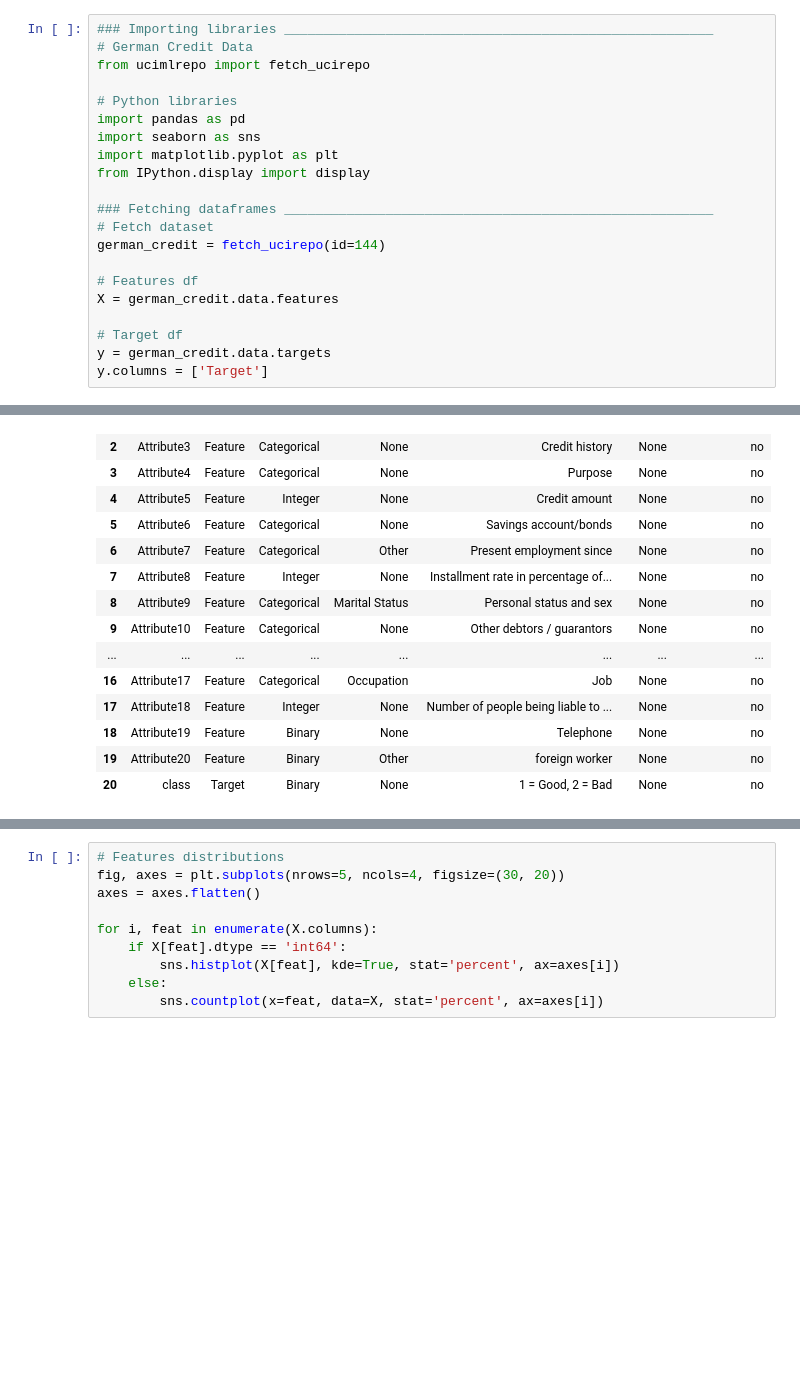
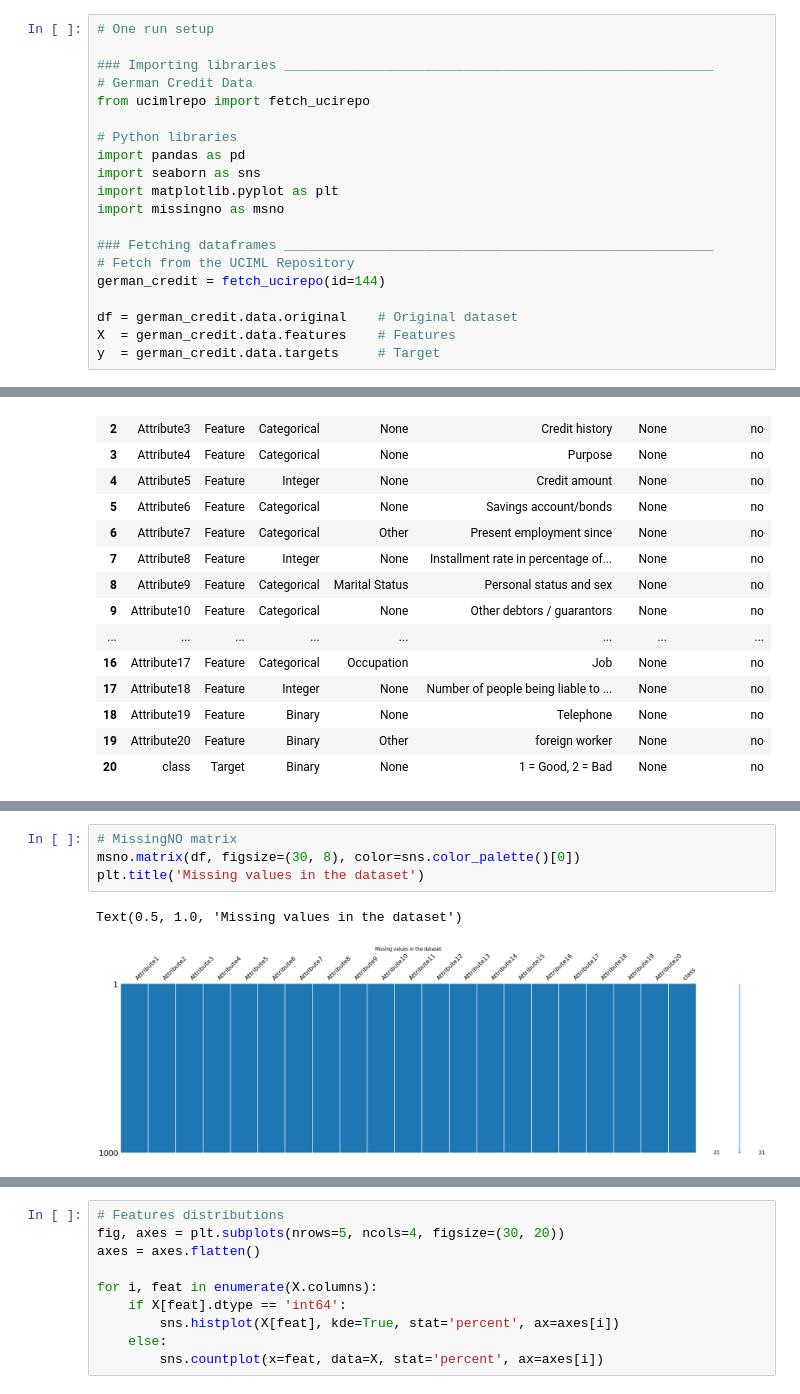
Before and after one commit to feed0/german-credit, a Jupyter notebook: german-credit-data/german-credit.ipynb, the cells around one changed output, grey strips where cells are left out. Drawn from its saved outputs; the diff is of its cells as text; blank space fills up the shorter version.

Commit message:
new file:   german-credit-data/german-credit-additional-variable-information.md renamed:    notebooks/german-credit.ipynb -> german-credit-data/german-credit.ipynb

```diff
--- a/notebooks/german-credit.ipynb
+++ b/german-credit-data/german-credit.ipynb
@@ -25,6 +35,8 @@ Note: you may need to restart the kernel to use updated packages.
 # %% [markdown]
 ## 2. Setup
 # %%
+# One run setup
+
 ### Importing libraries _______________________________________________________
 # German Credit Data
 from ucimlrepo import fetch_ucirepo
@@ -33,16 +45,13 @@ from ucimlrepo import fetch_ucirepo
 import pandas as pd
 import seaborn as sns
 import matplotlib.pyplot as plt
-from IPython.display import display
+import missingno as msno
 
 ### Fetching dataframes _______________________________________________________
-# Fetch dataset
+# Fetch from the UCIML Repository
 german_credit = fetch_ucirepo(id=144)
 
-# Features df
-X = german_credit.data.features
-
-# Target df
-y = german_credit.data.targets
-y.columns = ['Target']
+df = german_credit.data.original    # Original dataset
+X  = german_credit.data.features    # Features
+y  = german_credit.data.targets     # Target
 # %%
@@ -197,0 +100,7 @@ legend = {Q: qualitative, N: numerical}
+# %%
+# MissingNO matrix
+msno.matrix(df, figsize=(30, 8), color=sns.color_palette()[0])
+plt.title('Missing values in the dataset')
+# %% [output]
+Text(0.5, 1.0, 'Missing values in the dataset')
+[figure, added]
```
Also changed, not shown: parts of 19 cells of this notebook, 1 other file.
